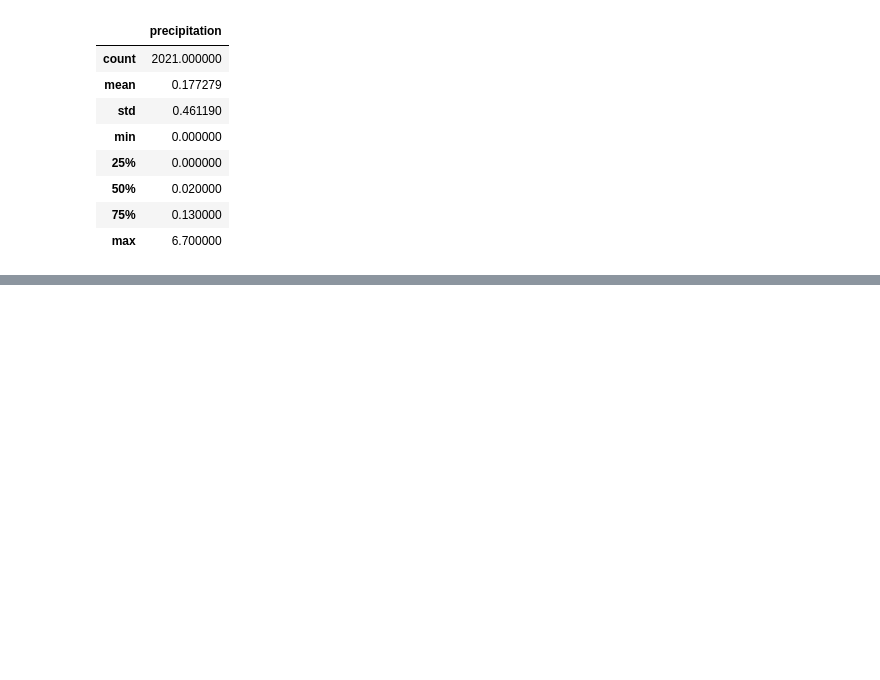
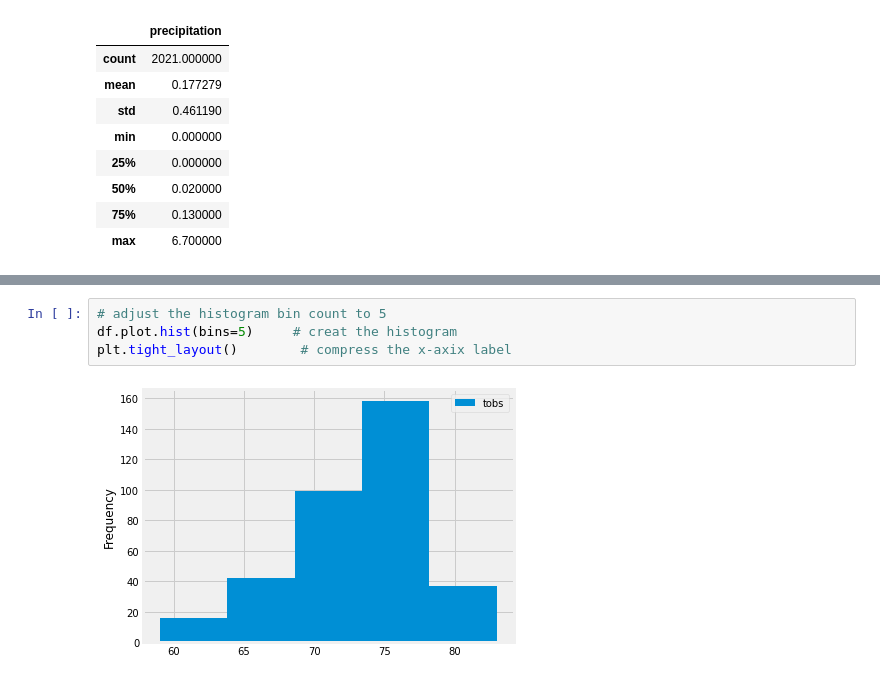
Before and after one commit to speddings/surfs_up, a Jupyter notebook: climate_analysis.ipynb, the cells around one changed output, grey strips where cells are left out. Cells and saved outputs as stored; diff of their text form; blank space fills up the shorter version.

```diff
--- a/climate_analysis.ipynb
+++ b/climate_analysis.ipynb
@@ -170,0 +276,6 @@ df.describe()
+# %%
+# adjust the histogram bin count to 5
+df.plot.hist(bins=5)     # creat the histogram
+plt.tight_layout()        # compress the x-axix label
+# %% [output]
+[figure, added]
```
Also changed, not shown: parts of 14 cells of this notebook.
